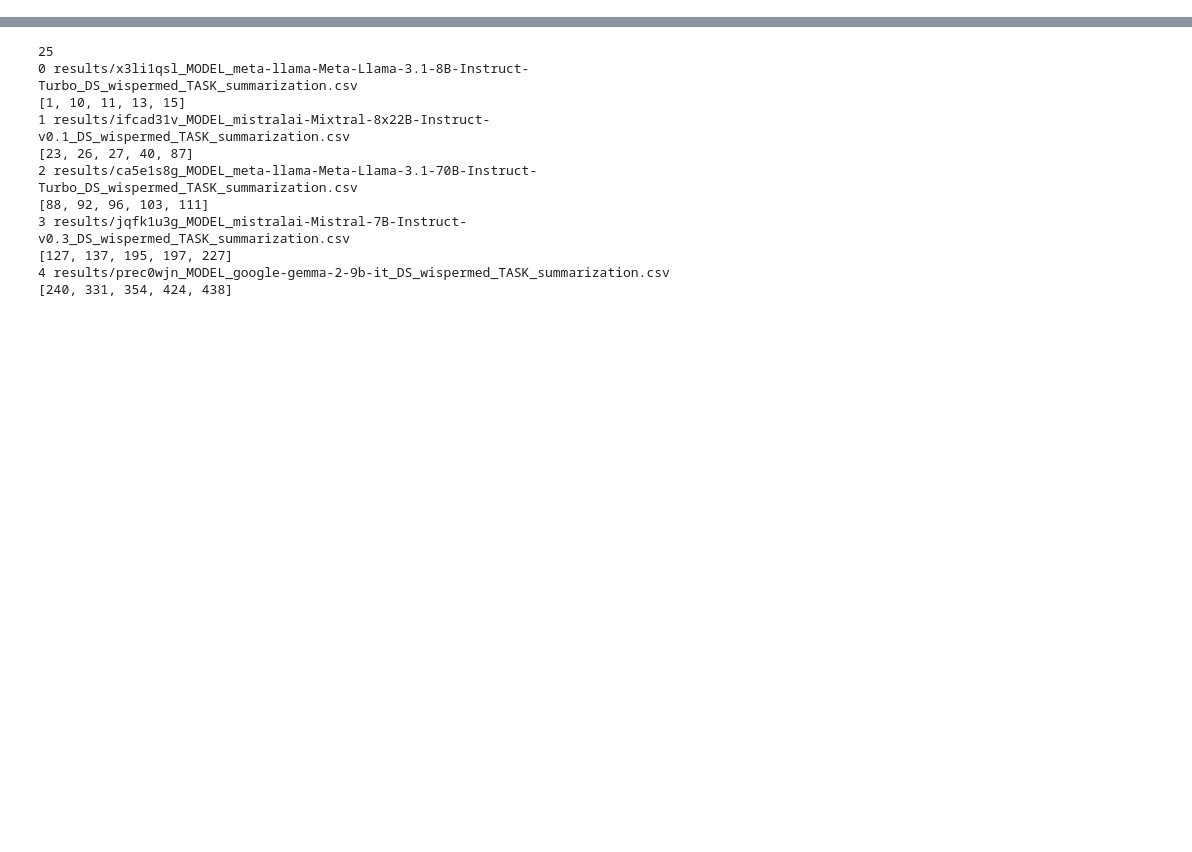
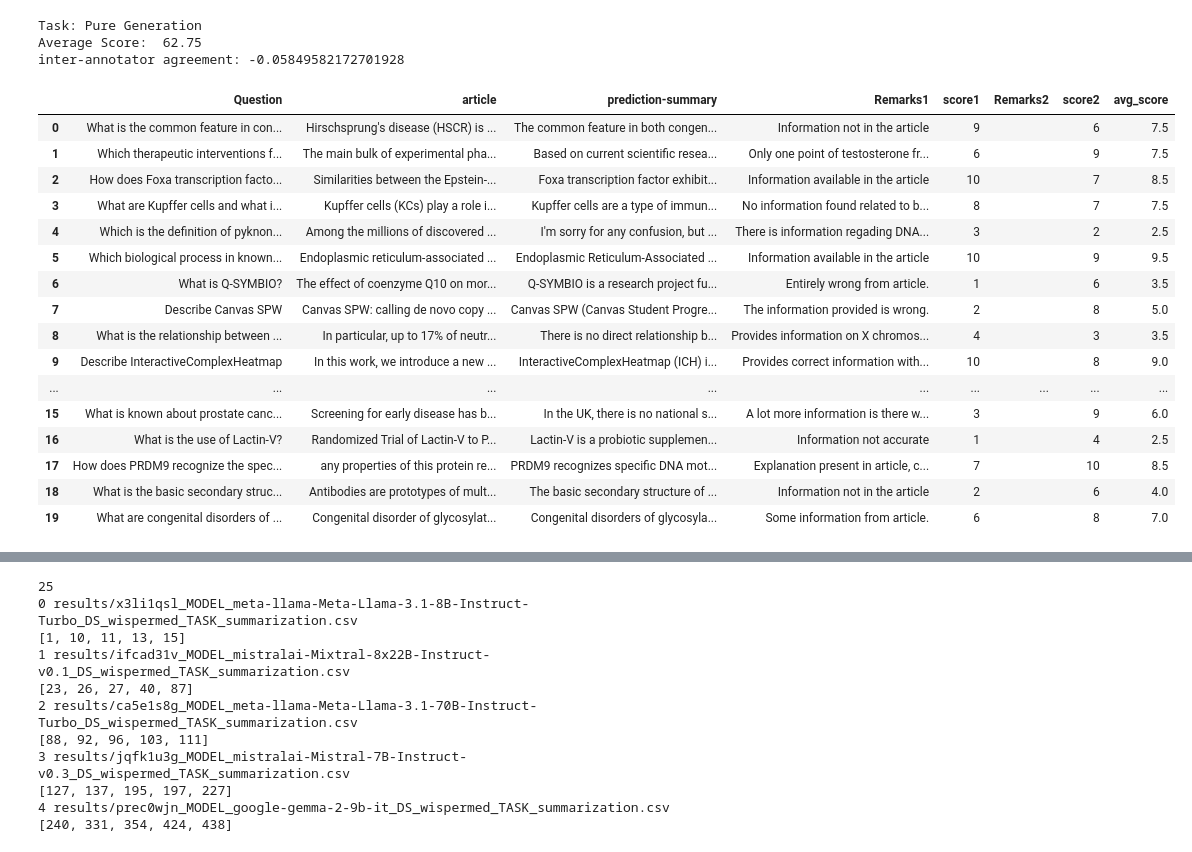
Before and after one commit to jvladika/FActBench, a Jupyter notebook: human-evaluation.ipynb, the cells around one changed output, grey strips where cells are left out. Saved outputs shown, nothing was run; the diff lists cells and outputs as text; code cells hidden in the pictures; blank space fills up the shorter version.

```diff
--- a/human-evaluation.ipynb
+++ b/human-evaluation.ipynb
@@ -8,0 +13,42 @@ len(runs)
+# %%
+import pandas as pd
+import numpy as np
+
+print ("Task: Pure Generation")
+path_1 = "/Users/anumafzal/PycharmProjects/FactSumm/results/human-eval-results/puregen_human_eval_by_mehul.xlsx"
+path_2 = "/Users/anumafzal/PycharmProjects/FactSumm/results/human-eval-results/puregen_human_eval_JV.xlsx"
+df1 = pd.read_excel(path_1)[["Question", "article", "prediction-summary", "Remarks (Optional)", "Factual Correctness [1-10]"]]
+df1.columns = ["Question", "article", "prediction-summary", "Remarks1", "score1"]
+df2 = pd.read_excel(path_2)[["Remarks (Optional)", "Factual Correctness [1-10]"]]
+df2.columns = ["Remarks2", "score2"]
+
+df = pd.concat([df1, df2], axis=1)
+df['avg_score'] = (df['score1'] + df['score2'])/2
+
+print ("Average Score: ", np.mean(df['avg_score']*10))
+y1 = list(df['score1'])
+y2 = list(df['score2'])
+
+print (f"inter-annotator agreement: {cohen_kappa_score(y1, y2)}")
+df
+# %% [output]
+Task: Pure Generation
+Average Score:  62.75
+inter-annotator agreement: -0.05849582172701928
+|  | Question | article | prediction-summary | Remarks1 | score1 | Remarks2 | score2 | avg_score |
+| 0 | What is the common feature in con... | Hirschsprung's disease (HSCR) is ... | The common feature in both congen... | Information not in the article | 9 |  | 6 | 7.5 |
+| 1 | Which therapeutic interventions f... | The main bulk of experimental pha... | Based on current scientific resea... | Only one point of testosterone fr... | 6 |  | 9 | 7.5 |
+| 2 | How does Foxa transcription facto... | Similarities between the Epstein-... | Foxa transcription factor exhibit... | Information available in the article | 10 |  | 7 | 8.5 |
+| 3 | What are Kupffer cells and what i... | Kupffer cells (KCs) play a role i... | Kupffer cells are a type of immun... | No information found related to b... | 8 |  | 7 | 7.5 |
+| 4 | Which is the definition of pyknon... | Among the millions of discovered ... | I'm sorry for any confusion, but ... | There is information regading DNA... | 3 |  | 2 | 2.5 |
+| 5 | Which biological process in known... | Endoplasmic reticulum-associated ... | Endoplasmic Reticulum-Associated ... | Information available in the article | 10 |  | 9 | 9.5 |
+| 6 | What is Q-SYMBIO? | The effect of coenzyme Q10 on mor... | Q-SYMBIO is a research project fu... | Entirely wrong from article. | 1 |  | 6 | 3.5 |
+| 7 | Describe Canvas SPW | Canvas SPW: calling de novo copy ... | Canvas SPW (Canvas Student Progre... | The information provided is wrong. | 2 |  | 8 | 5.0 |
+| 8 | What is the relationship between ... | In particular, up to 17% of neutr... | There is no direct relationship b... | Provides information on X chromos... | 4 |  | 3 | 3.5 |
+| 9 | Describe InteractiveComplexHeatmap | In this work, we introduce a new ... | InteractiveComplexHeatmap (ICH) i... | Provides correct information with... | 10 |  | 8 | 9.0 |
+| ... | ... | ... | ... | ... | ... | ... | ... | ... |
+| 15 | What is known about prostate canc... | Screening for early disease has b... | In the UK, there is no national s... | A lot more information is there w... | 3 |  | 9 | 6.0 |
+| 16 | What is the use of Lactin-V? | Randomized Trial of Lactin-V to P... | Lactin-V is a probiotic supplemen... | Information not accurate | 1 |  | 4 | 2.5 |
+| 17 | How does PRDM9 recognize the spec... | any properties of this protein re... | PRDM9 recognizes specific DNA mot... | Explanation present in article, c... | 7 |  | 10 | 8.5 |
+| 18 | What is the basic secondary struc... | Antibodies are prototypes of mult... | The basic secondary structure of ... | Information not in the article | 2 |  | 6 | 4.0 |
+| 19 | What are congenital disorders of ... | Congenital disorder of glycosylat... | Congenital disorders of glycosyla... | Some information from article. | 6 |  | 8 | 7.0 |
```
Also changed, not shown: parts of 10 cells of this notebook, 28 other files.
